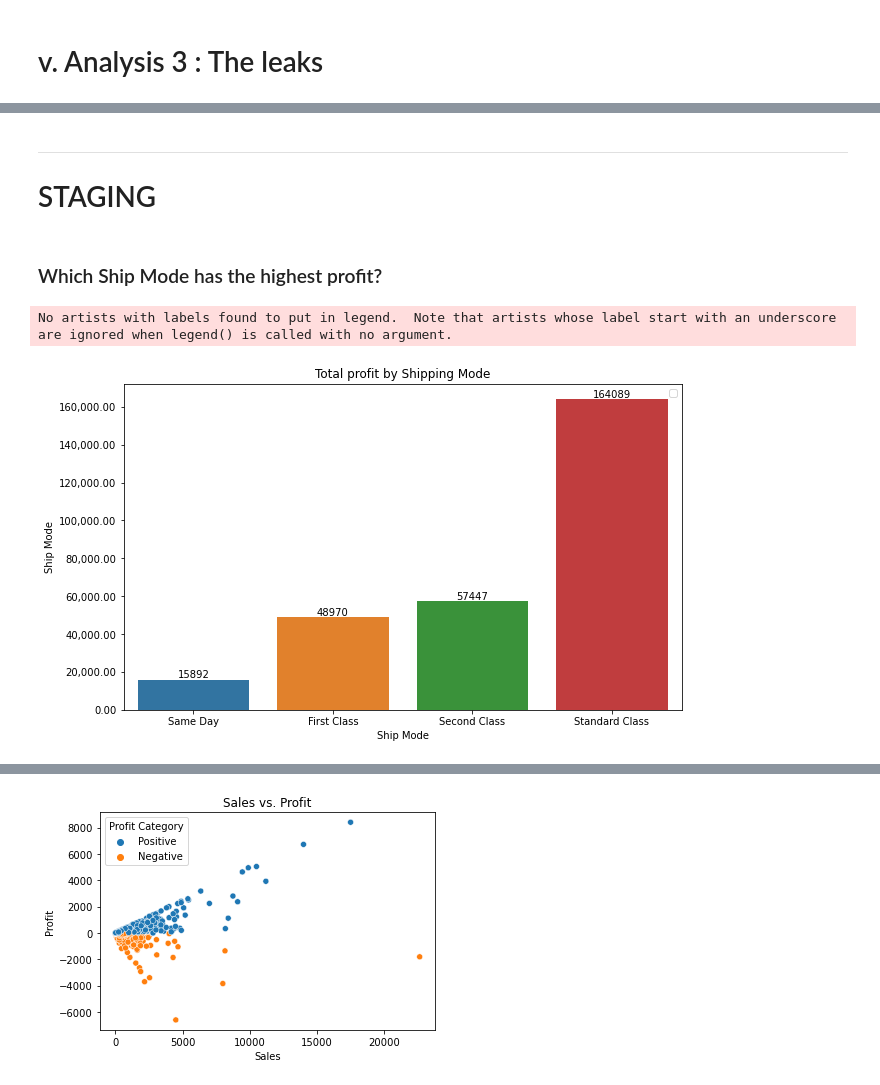
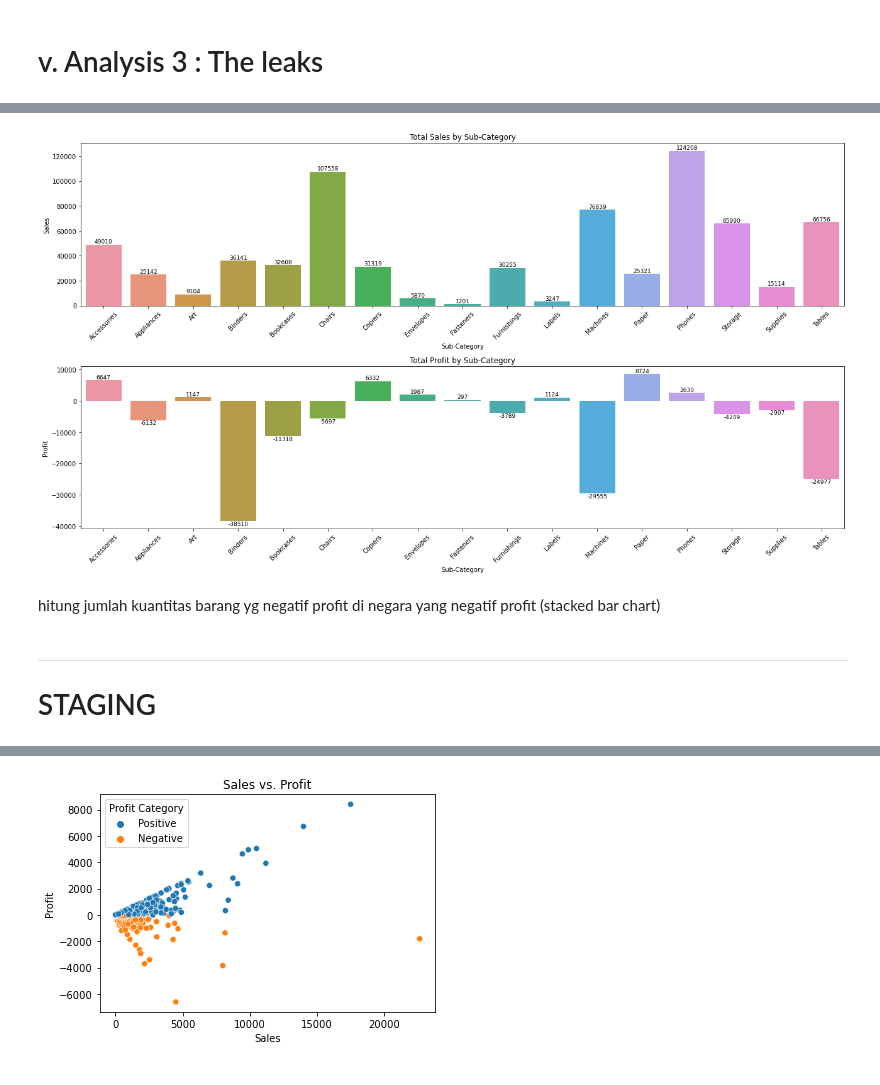
Before and after one commit to fahrizanrasyad/superstore-analysis, a Jupyter notebook: superstore_fahrizan-rasyad.ipynb, the cells around one changed output, grey strips where cells are left out. Cells and saved outputs as stored; diff of their text form; code cells hidden in the pictures.

```diff
--- a/superstore_fahrizan-rasyad.ipynb
+++ b/superstore_fahrizan-rasyad.ipynb
@@ -528,28 +628,39 @@ plt.show()
+# %%
+# Grouping by sub-category
+sales_per_sub_category_neg = neg_profit_city.groupby('Sub-Category')['Sales'].sum().reset_index().sort_index()#sort_values(by='Sales', ascending=True)
+profit_per_sub_category_neg = neg_profit_city.groupby('Sub-Category')['Profit'].sum().reset_index().sort_index()#sort_values(by='Profit', ascending=True)
+
+# Creating bar plots
+fig, ax = plt.subplots(2, 1, figsize=(18, 10))
+
+# Sales by sub-category
+sns.barplot(data=sales_per_sub_category_neg, x='Sub-Category', y='Sales', ax=ax[0])
+#ax[0].set_xlabel('Sub-Category')
+ax[0].set_ylabel('Sales')
+ax[0].set_title('Total Sales by Sub-Category')
+ax[0].tick_params(axis='x', rotation=45)
+#ax[0].ylabels = ['{:,.2f}'.format(y) for y in ax[0].get_yticks()/1]
+#ax[0].set_yticklabels(labels = ax[0].ylabels)
+
+# Profit by sub-category
+sns.barplot(data=profit_per_sub_category_neg, x='Sub-Category', y='Profit', ax=ax[1])
+ax[1].set_xlabel('Sub-Category')
+ax[1].set_ylabel('Profit')
+ax[1].set_title('Total Profit by Sub-Category')
+ax[1].tick_params(axis='x', rotation=45)
+
+for container in ax[0].containers:
+    ax[0].bar_label(container, fmt='%.0f', label_type='edge', fontsize=9)
+
+for container in ax[1].containers:
+    ax[1].bar_label(container, fmt='%.0f', label_type='edge', fontsize=9)
+
+plt.tight_layout()
+plt.show()
+# %% [output]
+[figure, added]
+# %% [markdown]
+hitung jumlah kuantitas barang yg negatif profit di negara yang negatif profit (stacked bar chart)
 # %% [markdown]
 -------------------------------
 # STAGING
-# %% [markdown]
-### Which Ship Mode has the highest profit?
-# %%
-# Grouping profit by according its mode of shipping
-profit_per_ship_mode = df.groupby('Ship Mode')['Profit'].sum().reset_index().sort_values(by='Profit', ascending=True)
-
-# Creating a figure
-fig, ax = plt.subplots(figsize=(10, 6))
-
-# Creating barplot using seaborn
-sns.barplot(data=profit_per_ship_mode, x='Ship Mode', y='Profit', orient='v')
-
-# menambahkan data value
-ax.bar_label(ax.containers[0], fmt='%.0f', label_type='edge', fontsize=10)
-
-# Adding legend to plot
-ax.set_ylabel('Ship Mode')
-ylabels = ['{:,.2f}'.format(y) for y in ax.get_yticks()/1]
-ax.set_yticklabels(labels = ylabels)
-ax.set_title('Total profit by Shipping Mode')
-ax.legend()
-plt.show()
-# %% [output]
-No artists with labels found to put in legend.  Note that artists whose label start with an underscore are ignored when legend() is called with no argument.
-[figure, removed]
```
Also changed, not shown: parts of 22 cells of this notebook.
